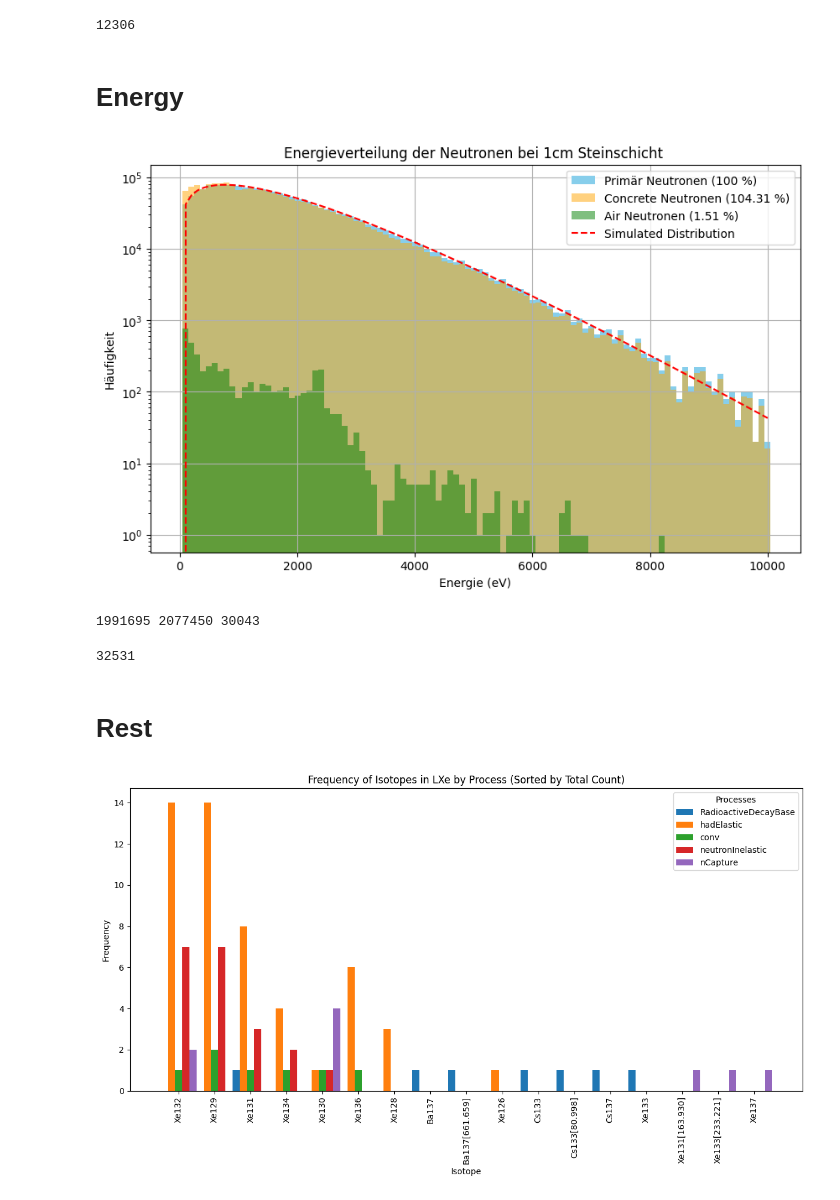
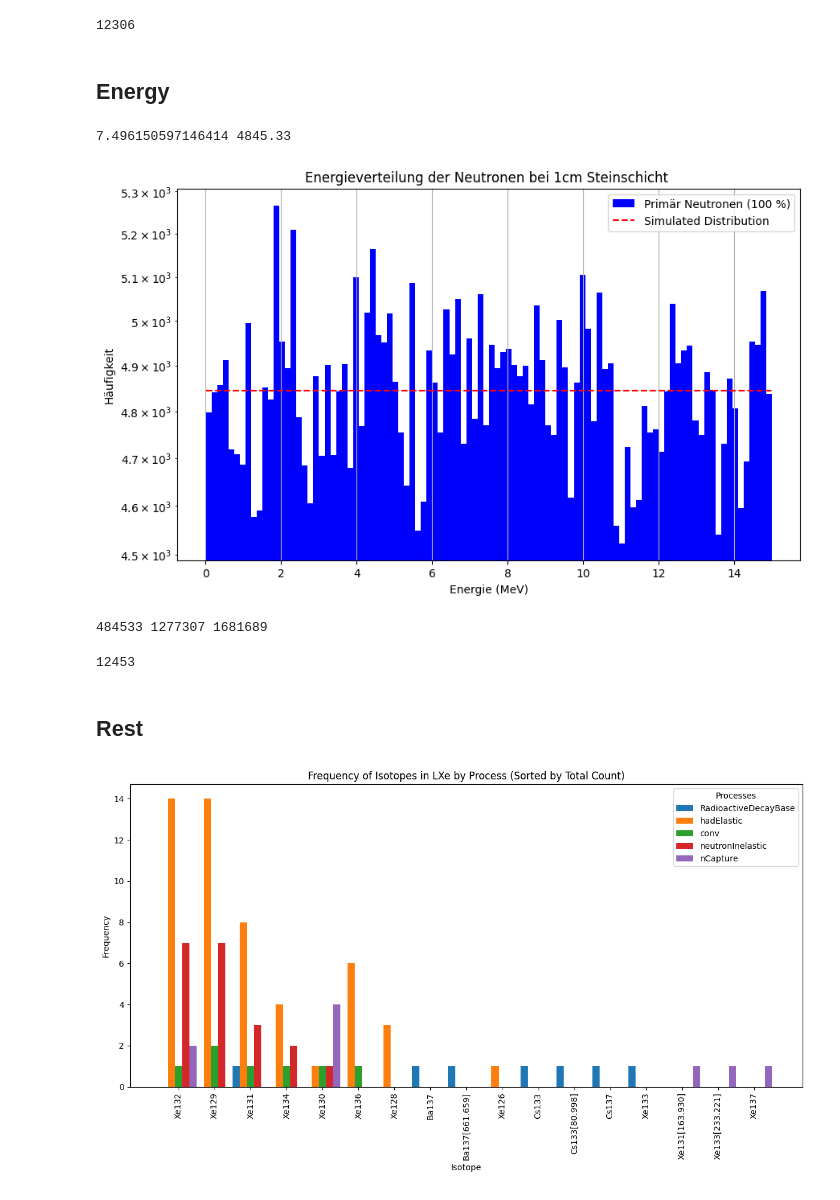
Before and after one commit to B-Koberg/XeSim, a Jupyter notebook: notebooks/NeutronShielding.ipynb, the cells around one changed output. Cells and saved outputs as stored; diff of their text form; code cells hidden in the pictures.

```diff
--- a/notebooks/NeutronShielding.ipynb
+++ b/notebooks/NeutronShielding.ipynb
@@ -147,56 +221,62 @@ gc.collect()
 [figure]
 12306
 # %% [markdown]
-# Energy
+## Energy
 # %%
-conn = sqlite3.connect("001mRock.db")
-vergl = np.loadtxt("/home/b/bkoberg/AGW_LowRad/home/bkoberg/XeSim/notebooks/RadiogenicNeutronDistribution.txt", skiprows=2)
+conn = sqlite3.connect("1cmConcrete.db")
+vergl = np.loadtxt("/home/b/bkoberg/AGW_LowRad/home/bkoberg/XeSim/notebooks/ConstantDistribution.txt", skiprows=2)
 
 df_pri = pd.read_sql("SELECT e_pri, type_pri FROM 'Primary'", conn)
 df_Save = pd.read_sql("SELECT Save_e, Save_desc, Save_type FROM 'Save'", conn)
 
 
 
-e_pri = aw.to_numpy(df_pri['e_pri'][df_pri['type_pri'] == 'neutron'])
+e_pri = aw.to_numpy(df_pri['e_pri'][df_pri['type_pri'] == 'neutron'])/1000
 e_con = aw.to_numpy(df_Save['Save_e'][(df_Save['Save_desc'] == 'entering Concrete from Rock') & (df_Save['Save_type'] == 'neutron')])
 e_air = aw.to_numpy(df_Save['Save_e'][(df_Save['Save_desc'] == 'entering Air from Concrete') & (df_Save['Save_type'] == 'neutron')])
 
-# Bin-Breite festlegen
-bin_width = 100  #
-bins = np.arange(e_pri.min(),e_pri.max() + bin_width, bin_width)
 
-# Percentages
+bins = 100
+
+x = np.linspace(0.01, 15, bins)
+y = np.ones(bins)/100
+
+
+print(np.mean(e_pri), y[0]*e_pri.__len__())
 
 
 # Histogramm erstellen
 plt.figure(figsize=(10, 6))
 plt.grid()
 plt.yscale('log')
-plt.hist(e_pri, bins=bins, color='skyblue', label='Primär Neutronen (100 %)')
-plt.hist(e_con, bins=bins, color='orange', alpha=0.5, label=f'Concrete Neutronen ({e_con.__len__()/e_pri.__len__()*100:.2f} %)')
-plt.hist(e_air, bins=bins, color='green', alpha=0.5, label=f'Air Neutronen ({e_air.__len__()/e_pri.__len__()*100:.2f} %)')
-plt.plot(vergl[:,0]*1000, vergl[:,1]*e_pri.__len__(), color='red', label='Simulated Distribution', linestyle='--')
+plt.hist(e_pri, bins=bins, color='blue', label='Primär Neutronen (100 %)')
+#plt.hist(e_con, bins=bins, color='orange', alpha=0.5, label=f'Concrete Neutronen ({e_con.__len__()/e_pri.__len__()*100:.2f} %)')
+#plt.hist(e_air, bins=bins, color='green', alpha=0.5, label=f'Air Neutronen ({e_air.__len__()/e_pri.__len__()*100:.2f} %)')
+#plt.plot(vergl[:,0], vergl[:,1]*e_pri.__len__(), color='red', label='Simulated Distribution', linestyle='--')
+plt.plot(x, y*e_pri.__len__(), color='red', label='Simulated Distribution', linestyle='--')
+
 
 # Achsentitel und Diagrammtitel
-plt.xlabel('Energie (KeV)')
+plt.xlabel('Energie (MeV)')
 plt.ylabel('Häufigkeit')
 plt.title('Energieverteilung der Neutronen bei 1cm Steinschicht ')
 plt.legend()
 
 # Diagramm anzeigen
 plt.show()
 
 print(e_pri.__len__(), e_con.__len__() ,e_air.__len__())
 
 
 del df_pri, df_Save, e_pri, e_con, e_air
 gc.collect()
 # %% [output]
+7.496150597146414 4845.33
-[figure, old version]
+[figure, new version]
-1991695 2077450 30043
-32531
+484533 1277307 1681689
+12453
 # %% [markdown]
-# Rest
+## Rest
 # %%
 
 df_NAct = pd.read_sql("SELECT NAct_volume, NAct_name, NAct_process FROM 'NAct'", conn)
```
Also changed, not shown: parts of 11 cells of this notebook, 8 other files.
